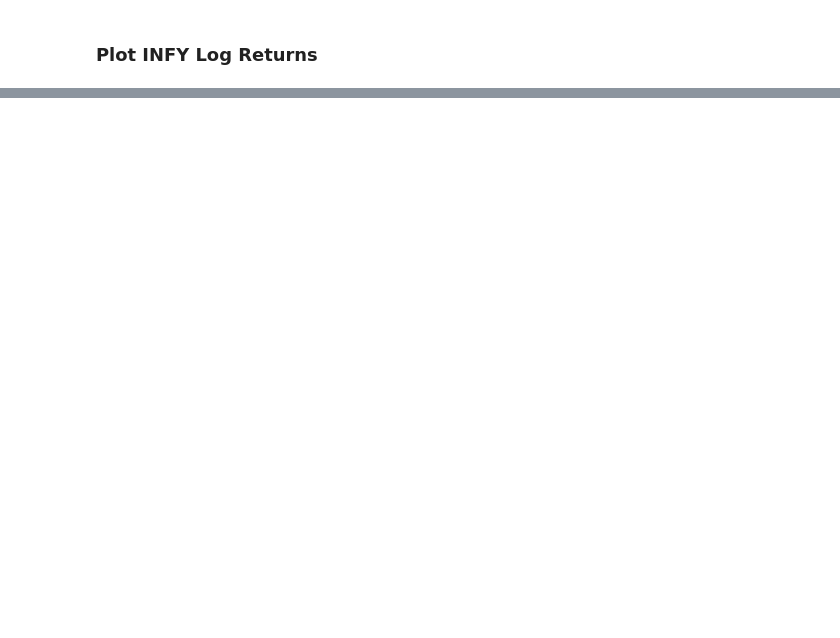
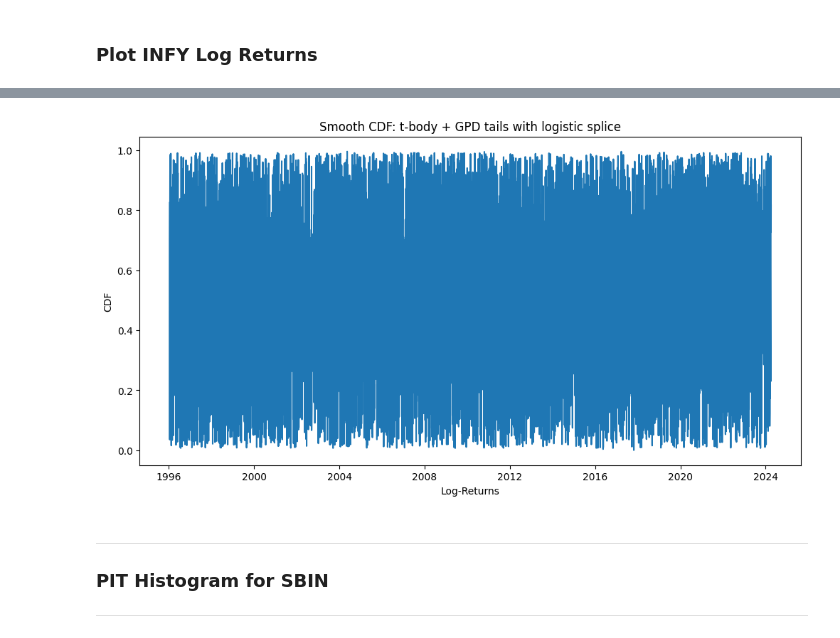
Before and after one commit to dassrikrishna/Tail_Risk_Modelling, a Jupyter notebook: week1/arma_gjr_t_evt.ipynb, the cells around one changed output, grey strips where cells are left out. Cells and saved outputs as stored; diff of their text form; code cells hidden in the pictures; blank space fills up the shorter version.

```diff
--- a/week1/arma_gjr_t_evt.ipynb
+++ b/week1/arma_gjr_t_evt.ipynb
@@ -529,3 +295,55 @@ plt.show()
+# %%
+r=std_resids["SBIN.NS"]
+upper_threshold = upper_best['threshold']
+shape_upper = upper_best['shape']
+scale_upper = upper_best['scale']
+lower_threshold = lower_best['threshold']
+shape_lower = lower_best['shape']
+scale_lower = lower_best['scale']
+
+# Small transition width
+k = 0.001 * (upper_threshold - lower_threshold)
+
+# Fit body (t-distribution)
+df_body, loc_body, scale_body = t.fit(r[(r > lower_threshold) & (r < upper_threshold)])
+
+# Logistic splice
+def logistic_splice(x, x0, k):
+    return 1 / (1 + np.exp(-(x-x0)/k))
+
+# Smooth CDF
+def smooth_cdf(x):
+    F = np.zeros_like(x, dtype=float)
+
+    # Lower tail
+    mask_lower = x <= lower_threshold
+    F[mask_lower] = (1 - logistic_splice(x[mask_lower], lower_threshold, k)) * genpareto.cdf(lower_threshold - x[mask_lower], shape_lower, 0, scale_lower) \
+                + logistic_splice(x[mask_lower], lower_threshold, k) * t.cdf(x[mask_lower], df_body, loc_body, scale_body)
+
+    # Body
+    mask_body = (x > lower_threshold) & (x < upper_threshold)
+    F[mask_body] = t.cdf(x[mask_body], df_body, loc_body, scale_body)
+
+    # Upper tail
+    mask_upper = x >= upper_threshold
+    F[mask_upper] = (1 - logistic_splice(x[mask_upper], upper_threshold, k)) * t.cdf(x[mask_upper], df_body, loc_body, scale_body) \
+                + logistic_splice(x[mask_upper], upper_threshold, k) * (1 - genpareto.cdf(x[mask_upper] - upper_threshold, shape_upper, 0, scale_upper))
+
+    return F
+
+# Plot
+plt.figure(figsize=(12, 6))
+plt.plot(r.index, smooth_cdf(r))
+plt.xlabel("Log-Returns")
+plt.ylabel("CDF")
+plt.title("Smooth CDF: t-body + GPD tails with logistic splice")
+plt.show()
+# %% [output]
+[figure, added]
+# %% [markdown]
+---
+### PIT  Histogram for SBIN
+---
 # %%
 pit_values = smooth_cdf(r)
 plt.figure(figsize=(12,6))
```
Also changed, not shown: parts of 85 cells of this notebook, 2 other files.
